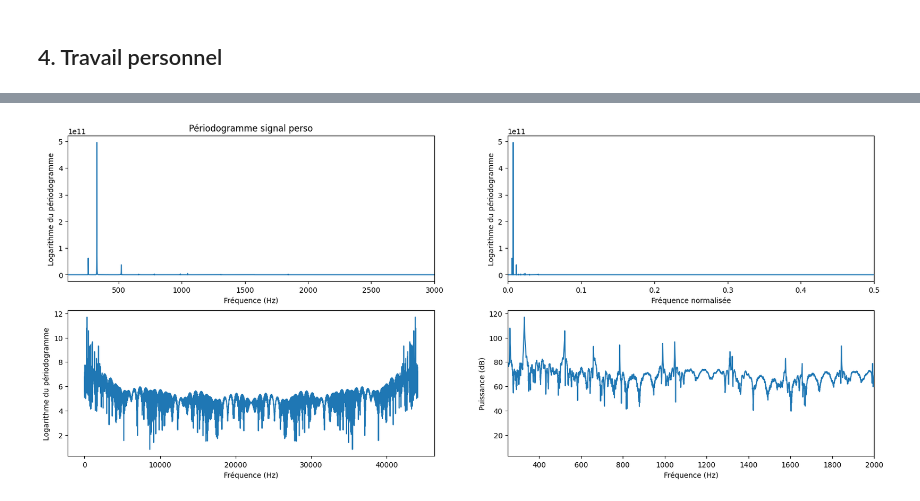
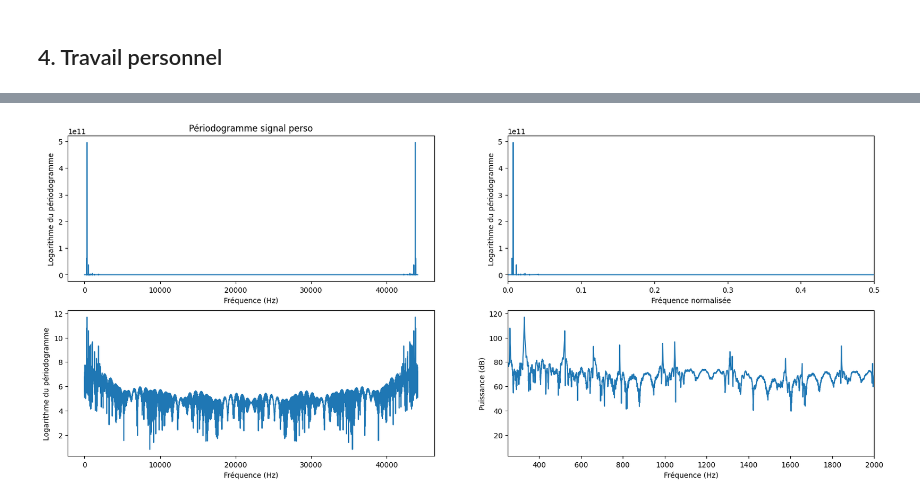
Before and after one commit to baptistejouin/IMACS3-TS-FFT, a Jupyter notebook: TP_FFT.ipynb, the cells around one changed output, grey strips where cells are left out. Saved outputs shown, nothing was run; the diff lists cells and outputs as text; code cells hidden in the pictures.

```diff
--- a/TP_FFT.ipynb
+++ b/TP_FFT.ipynb
@@ -318,34 +318,32 @@ fft_signal3 = fft(signal3)
 freq3=np.arange(0,N3)/N3
 I3 = np.abs(fft_signal3) ** 2 / N3
 freq_normalisee3 = (freq3 - np.min(freq3)) / (np.max(freq3) - np.min(freq3))
 
 plt.figure(10,figsize=(20,8))
 plt.subplot(221)
-plt.plot(freq3*Fe, I3)
-plt.xlim(100,3000)
+plt.plot(freq3*Fe2, I3)
 plt.xlabel('Fréquence (Hz)')
 plt.ylabel('Logarithme du périodogramme')
 plt.title('Périodogramme signal perso')
 
 plt.subplot(222)
 plt.plot(freq_normalisee3, I3)
 plt.xlim(0, 0.5)
 plt.xlabel('Fréquence normalisée')
 plt.ylabel('Logarithme du périodogramme')
 
 plt.subplot(223)
 plt.plot(freq3*Fe2, np.log10(I3))
 plt.xlabel('Fréquence (Hz)')
 plt.ylabel('Logarithme du périodogramme')
 
 I4 = 10*np.log10(I3)
 
 plt.subplot(224)
 plt.plot(freq3*Fe2, I4)
-# Zoom not working ?
 plt.xlim(250, 2000)
 plt.xlabel('Fréquence (Hz)')
 plt.ylabel('Puissance (dB)')
 plt.show()
 # %% [output]
-[figure, old version]
+[figure, new version]
```
Also changed, not shown: parts of 1 cell of this notebook.
